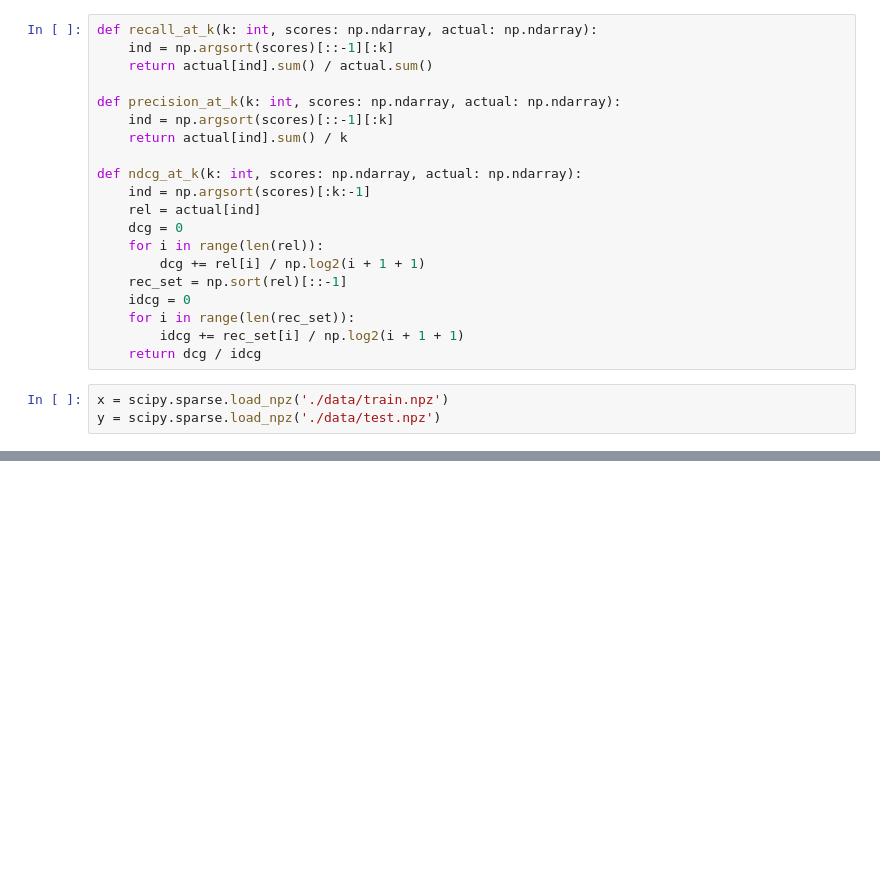
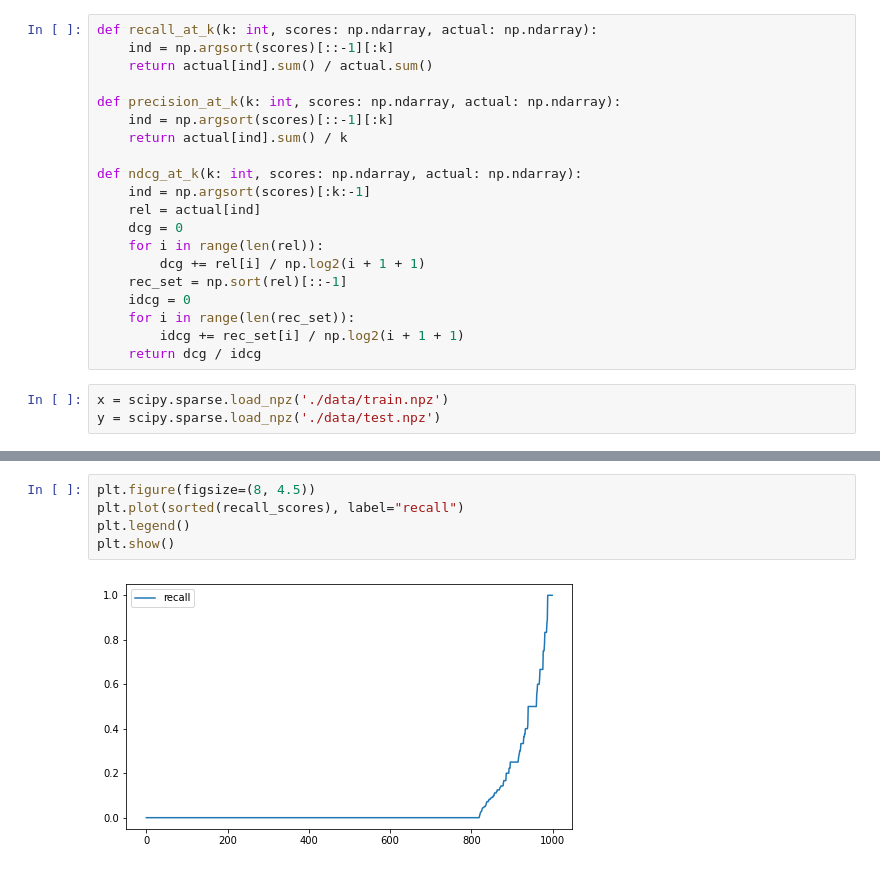
Before and after one commit to AndreiBondarenko/project-ai-2021, a Jupyter notebook: train_and_eval.ipynb, the cells around one changed output, grey strips where cells are left out. Saved outputs shown, nothing was run; the diff lists cells and outputs as text; blank space fills up the shorter version.

```diff
--- a/train_and_eval.ipynb
+++ b/train_and_eval.ipynb
@@ -41,0 +54,7 @@ plt.show()
+# %%
+plt.figure(figsize=(8, 4.5))
+plt.plot(sorted(recall_scores), label="recall")
+plt.legend()
+plt.show()
+# %% [output]
+[figure, added]
```
Also changed, not shown: parts of 13 cells of this notebook, 2 other files.
